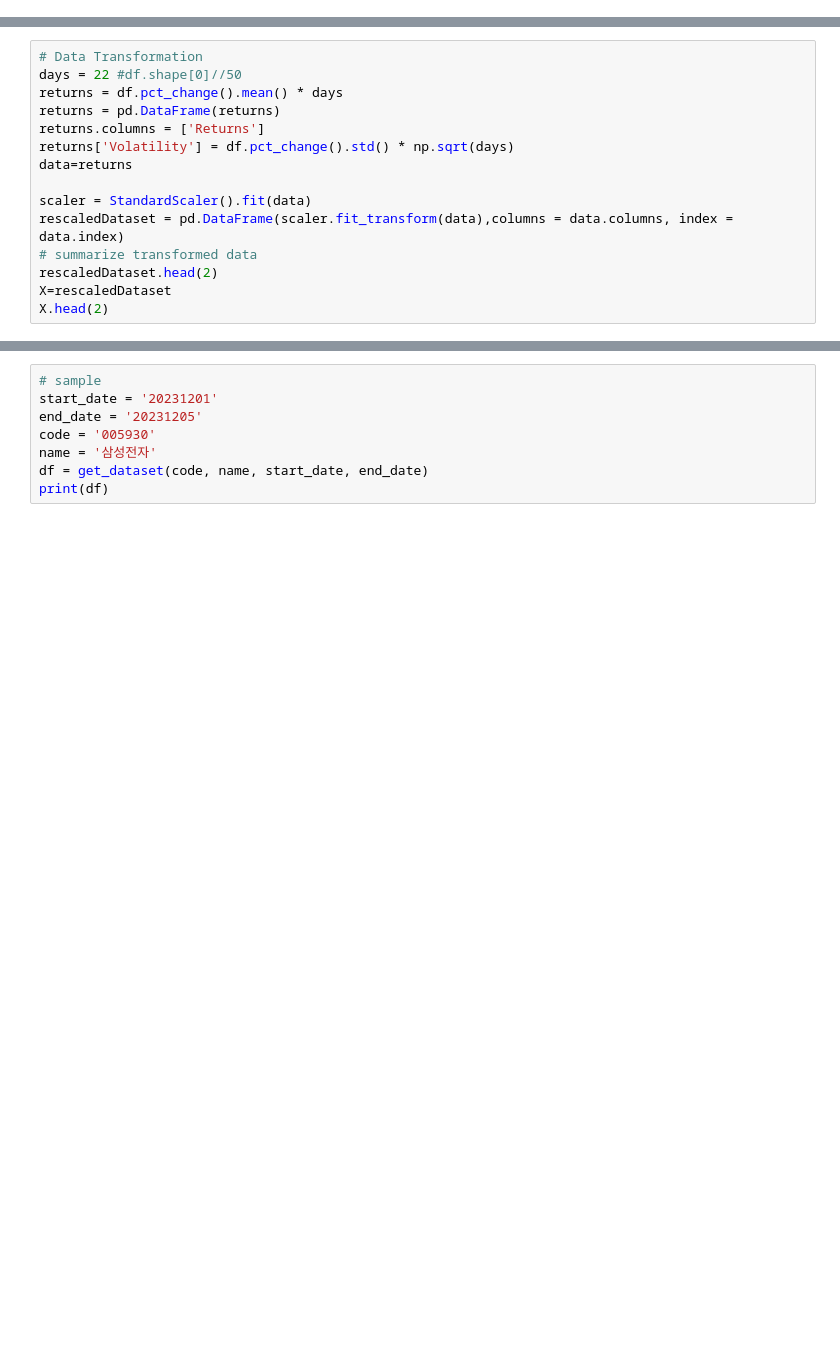
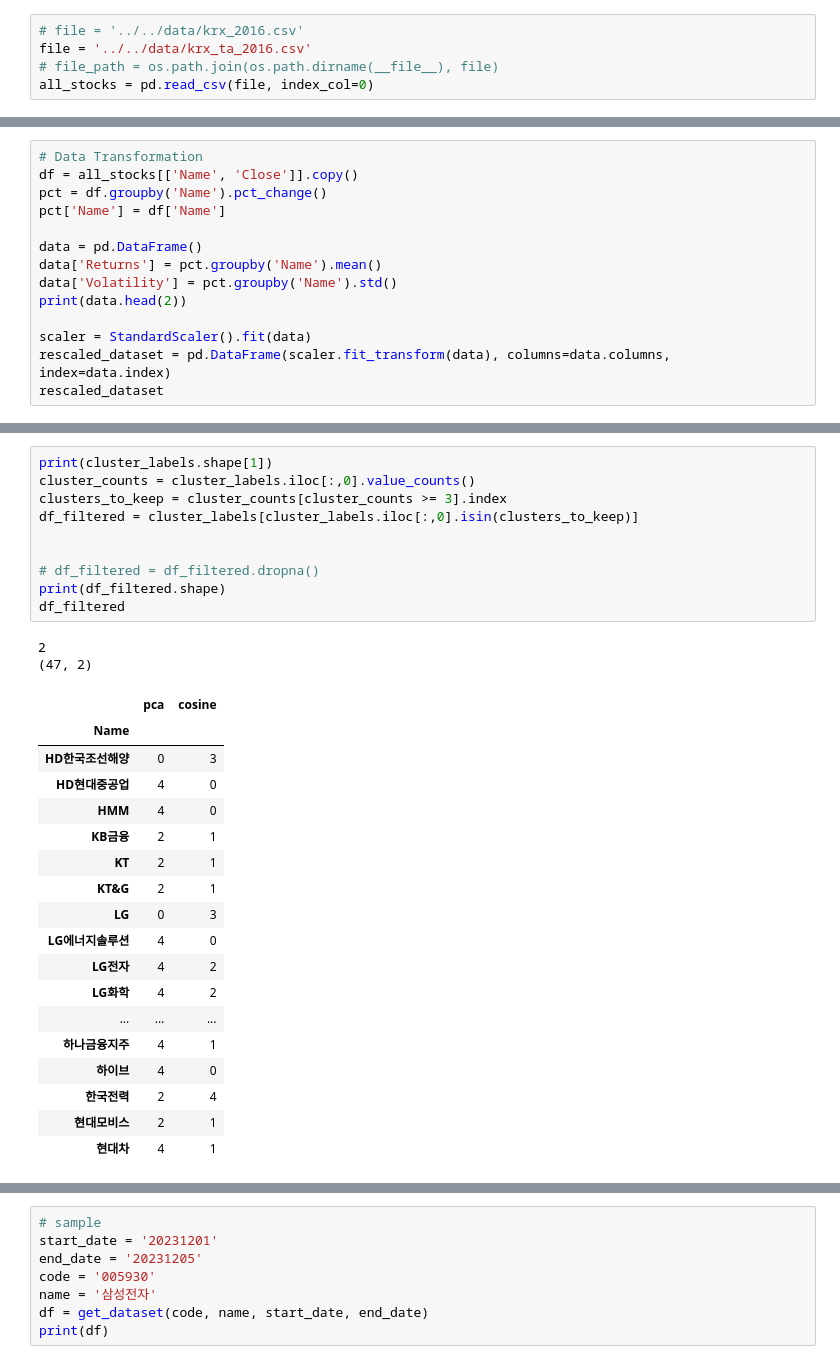
Before and after one commit to team-sesac/transformer-for-finance, a Jupyter notebook: src/clustering/pca_kmeans.ipynb, the cells around one changed output, grey strips where cells are left out. Saved outputs shown, nothing was run; the diff lists cells and outputs as text; blank space fills up the shorter version.

Commit message:
cluster utils update

```diff
--- a/src/clustering/pca_kmeans.ipynb
+++ b/src/clustering/pca_kmeans.ipynb
@@ -31,0 +25,5 @@ df = all_stocks.copy()
+# %%
+# file = '../../data/krx_2016.csv'
+file = '../../data/krx_ta_2016.csv'
+# file_path = os.path.join(os.path.dirname(__file__), file)
+all_stocks = pd.read_csv(file, index_col=0)
@@ -32,15 +91,14 @@ df = all_stocks.copy()
 # %%
 # Data Transformation
-days = 22 #df.shape[0]//50
-returns = df.pct_change().mean() * days
-returns = pd.DataFrame(returns)
-returns.columns = ['Returns']
-returns['Volatility'] = df.pct_change().std() * np.sqrt(days)
-data=returns
+df = all_stocks[['Name', 'Close']].copy()
+pct = df.groupby('Name').pct_change()
+pct['Name'] = df['Name']
+
+data = pd.DataFrame()
+data['Returns'] = pct.groupby('Name').mean()
+data['Volatility'] = pct.groupby('Name').std()
+print(data.head(2))
 
 scaler = StandardScaler().fit(data)
-rescaledDataset = pd.DataFrame(scaler.fit_transform(data),columns = data.columns, index = data.index)
-# summarize transformed data
-rescaledDataset.head(2)
-X=rescaledDataset
-X.head(2)
+rescaled_dataset = pd.DataFrame(scaler.fit_transform(data), columns=data.columns, index=data.index)
+rescaled_dataset
@@ -96 +243,32 @@ visualize_clusters(data_for_clustering, pca_labels)
+# %%
+print(cluster_labels.shape[1])
+cluster_counts = cluster_labels.iloc[:,0].value_counts()
+clusters_to_keep = cluster_counts[cluster_counts >= 3].index
+df_filtered = cluster_labels[cluster_labels.iloc[:,0].isin(clusters_to_keep)]
+
+
+# df_filtered = df_filtered.dropna()
+print(df_filtered.shape)
+df_filtered
+# %% [output]
+2
+(47, 2)
+|  | pca | cosine |
+| Name |  |  |
+| HD한국조선해양 | 0 | 3 |
+| HD현대중공업 | 4 | 0 |
+| HMM | 4 | 0 |
+| KB금융 | 2 | 1 |
+| KT | 2 | 1 |
+| KT&G | 2 | 1 |
+| LG | 0 | 3 |
+| LG에너지솔루션 | 4 | 0 |
+| LG전자 | 4 | 2 |
+| LG화학 | 4 | 2 |
+| ... | ... | ... |
+| 하나금융지주 | 4 | 1 |
+| 하이브 | 4 | 0 |
+| 한국전력 | 2 | 4 |
+| 현대모비스 | 2 | 1 |
+| 현대차 | 4 | 1 |
 # %%
```
Also changed, not shown: parts of 13 cells of this notebook, 1 other file.
